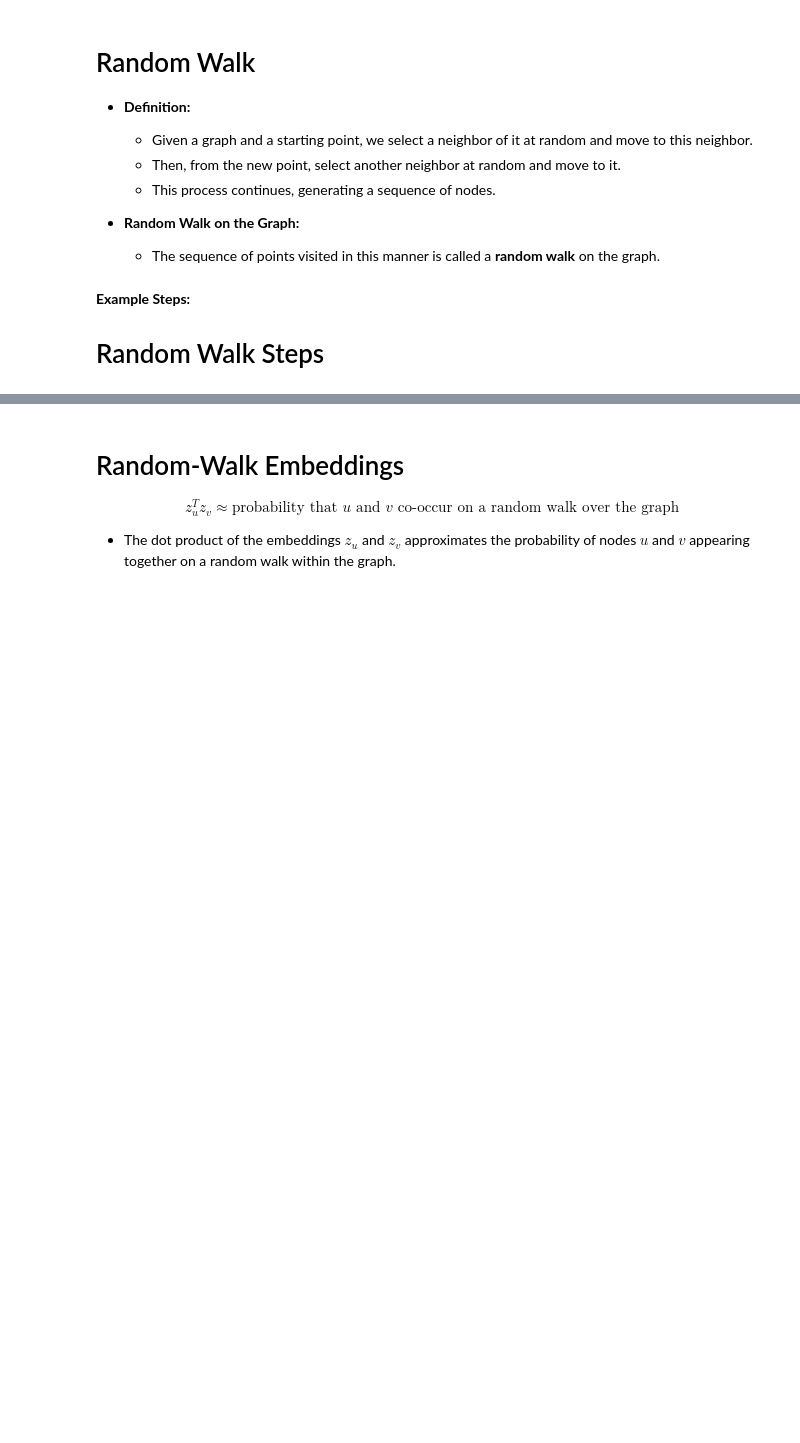
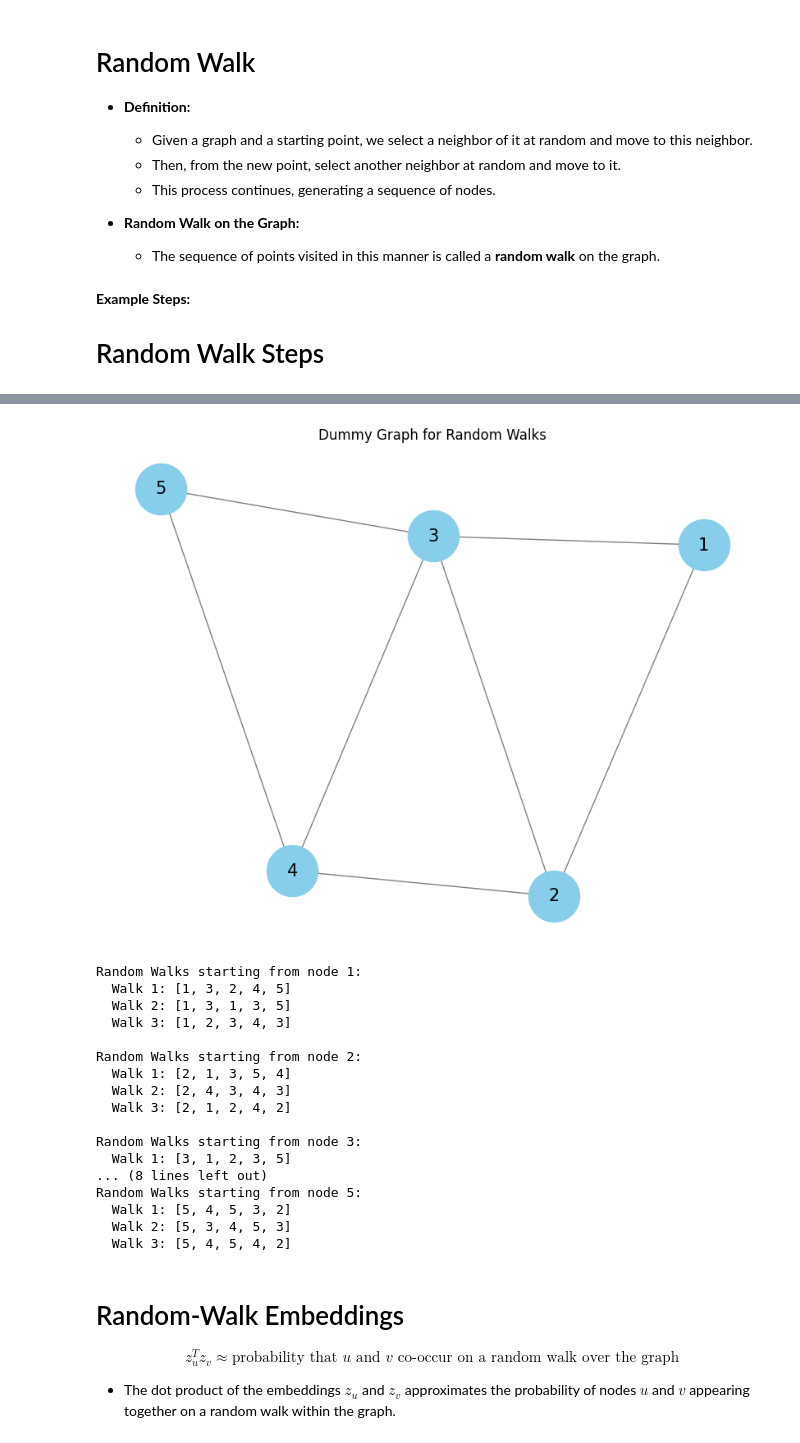
Before and after one commit to aaarrmiinnn/GW-CS6365, a Jupyter notebook: lecture-4-embeddings.ipynb, the cells around one changed output, grey strips where cells are left out. Cells and saved outputs as stored; diff of their text form; code cells hidden in the pictures; blank space fills up the shorter version.

```diff
--- a/lecture-4-embeddings.ipynb
+++ b/lecture-4-embeddings.ipynb
@@ -352,3 +352,62 @@ plt.show()
+# %%
+import networkx as nx
+import matplotlib.pyplot as plt
+import random
+
+# Create a small graph
+G = nx.Graph()
+edges = [(1, 2), (1, 3), (2, 3), (3, 4), (4, 5), (3, 5), (2, 4)]
+G.add_edges_from(edges)
+
+# Visualize the graph
+pos = nx.spring_layout(G, seed=42)  # for consistent layout
+plt.figure(figsize=(8, 6))
+nx.draw(G, pos, with_labels=True, node_color='skyblue', node_size=2000, font_size=15, font_color='black', edge_color='gray')
+plt.title("Dummy Graph for Random Walks")
+plt.show()
+
+# Function to generate random walks
+def random_walk(graph, start_node, walk_length):
+    walk = [start_node]
+    for _ in range(walk_length - 1):
+        neighbors = list(graph.neighbors(walk[-1]))
+        next_node = random.choice(neighbors)
+        walk.append(next_node)
+    return walk
+
+# Generate multiple random walks for each node
+random_walks_data = {}
+num_walks_per_node = 3
+walk_length = 5
+
+for start_node in G.nodes():
+    random_walks_data[start_node] = [random_walk(G, start_node, walk_length) for _ in range(num_walks_per_node)]
+
+# Print the dataset of random walks
+for node, walks in random_walks_data.items():
+    print(f"Random Walks starting from node {node}:")
+    for i, walk in enumerate(walks, 1):
+        print(f"  Walk {i}: {walk}")
+    print()  # For better separation
+# %% [output]
+[figure, added]
+Random Walks starting from node 1:
+  Walk 1: [1, 3, 2, 4, 5]
+  Walk 2: [1, 3, 1, 3, 5]
+  Walk 3: [1, 2, 3, 4, 3]
+
+Random Walks starting from node 2:
+  Walk 1: [2, 1, 3, 5, 4]
+  Walk 2: [2, 4, 3, 4, 3]
+  Walk 3: [2, 1, 2, 4, 2]
+
+Random Walks starting from node 3:
+  Walk 1: [3, 1, 2, 3, 5]
+... (8 lines left out)
+Random Walks starting from node 5:
+  Walk 1: [5, 4, 5, 3, 2]
+  Walk 2: [5, 3, 4, 5, 3]
+  Walk 3: [5, 4, 5, 4, 2]
 # %% [markdown]
 # Random-Walk Embeddings
 
```
Also changed, not shown: parts of 6 cells of this notebook.
